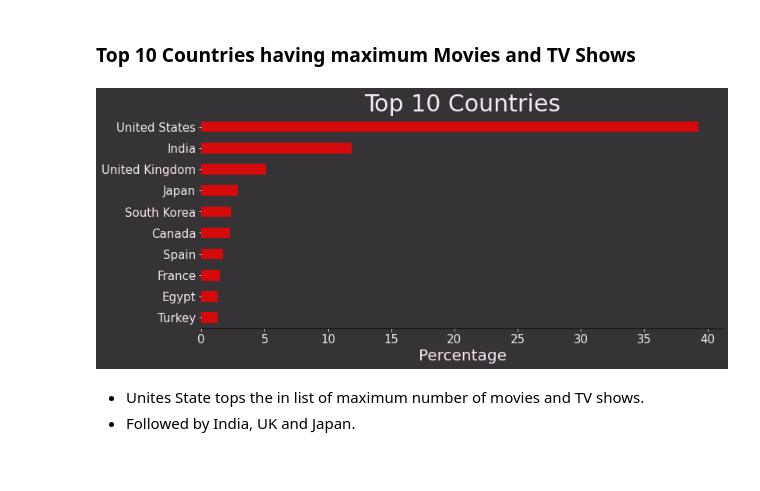
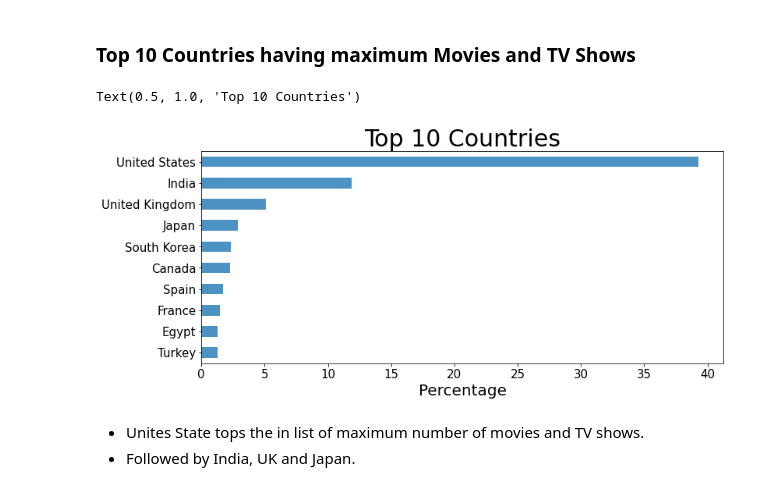
Before and after one commit to Ranjitghadge/NETFLIX-MOVIES-AND-TV-SHOWS-CLUSTERING, a Jupyter notebook: Copy_of_NETFLIX_MOVIES_AND_TV_SHOWS_CLUSTERING.ipynb, the cells around one changed output. Drawn from its saved outputs; the diff is of its cells as text; code cells hidden in the pictures.

```diff
--- a/Copy_of_NETFLIX_MOVIES_AND_TV_SHOWS_CLUSTERING.ipynb
+++ b/Copy_of_NETFLIX_MOVIES_AND_TV_SHOWS_CLUSTERING.ipynb
@@ -320,0 +302,4 @@ ax.spines['left'].set_visible(True)
+# %%
+# Extracting month and year
+df['year_added'] = pd.DatetimeIndex(df['date_added']).year
+df['month_added'] = pd.DatetimeIndex(df['date_added']).month
@@ -366,18 +388,16 @@ ax.spines['left'].set_visible(True)
 # %% [markdown]
 ### Top 10 Countries having maximum Movies and TV Shows
 # %%
-fig, ax = plt.subplots(figsize=(12,5),facecolor="#363336")
-ax.patch.set_facecolor('#363336')
-(df['country'].value_counts().sort_values()/df.shape[0]*100)[-10:].plot(kind='barh', ax=ax,color ='red',alpha=0.8)
-ax.tick_params(axis= 'x', colors='#F5E9F5',labelsize=15)
-ax.tick_params(axis='y', colors='#F5E9F5',labelsize=15)
-ax.set_xlabel("Percentage", color='#F5E9F5', fontsize=20)
-ax.set_title("Top 10 Countries", color='#F5E9F5', fontsize=30)
-ax.spines['right'].set_visible(False)
-ax.spines['top'].set_visible(False)
-ax.spines['left'].set_visible(False)
+fig, ax = plt.subplots(figsize=(12,5),facecolor="White")
+
+(df['country'].value_counts().sort_values()/df.shape[0]*100)[-10:].plot(kind='barh',alpha=0.8)
+ax.tick_params(axis= 'x',labelsize=15)
+ax.tick_params(axis='y',labelsize=15)
+ax.set_xlabel("Percentage", fontsize=20)
+ax.set_title("Top 10 Countries", fontsize=30)
 # %% [output]
+Text(0.5, 1.0, 'Top 10 Countries')
-[figure, old version]
+[figure, new version]
 # %% [markdown]
 * Unites State tops the in list of maximum number of movies and TV shows.
 * Followed by India, UK and Japan.
```
Also changed, not shown: parts of 17 cells of this notebook.
